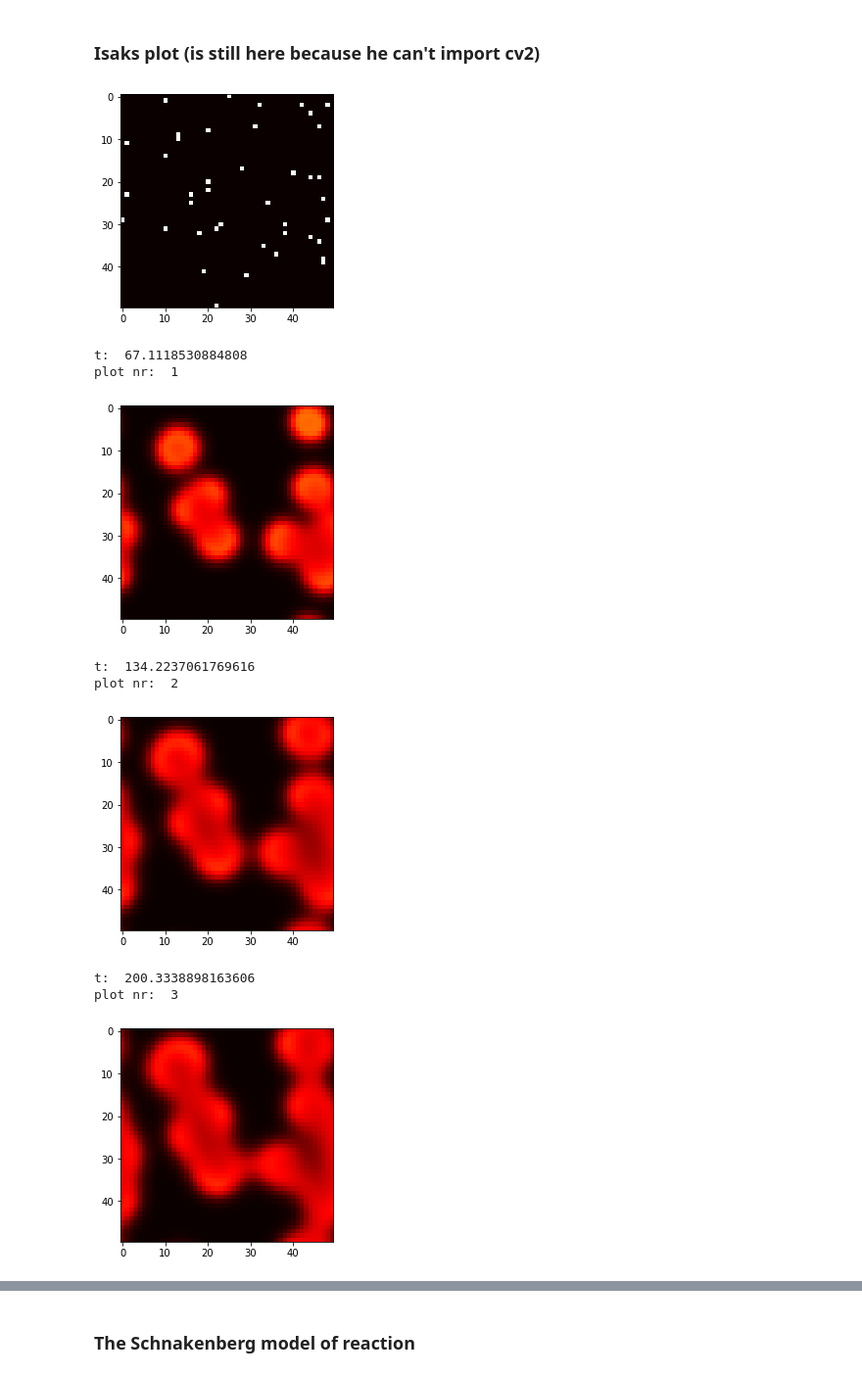
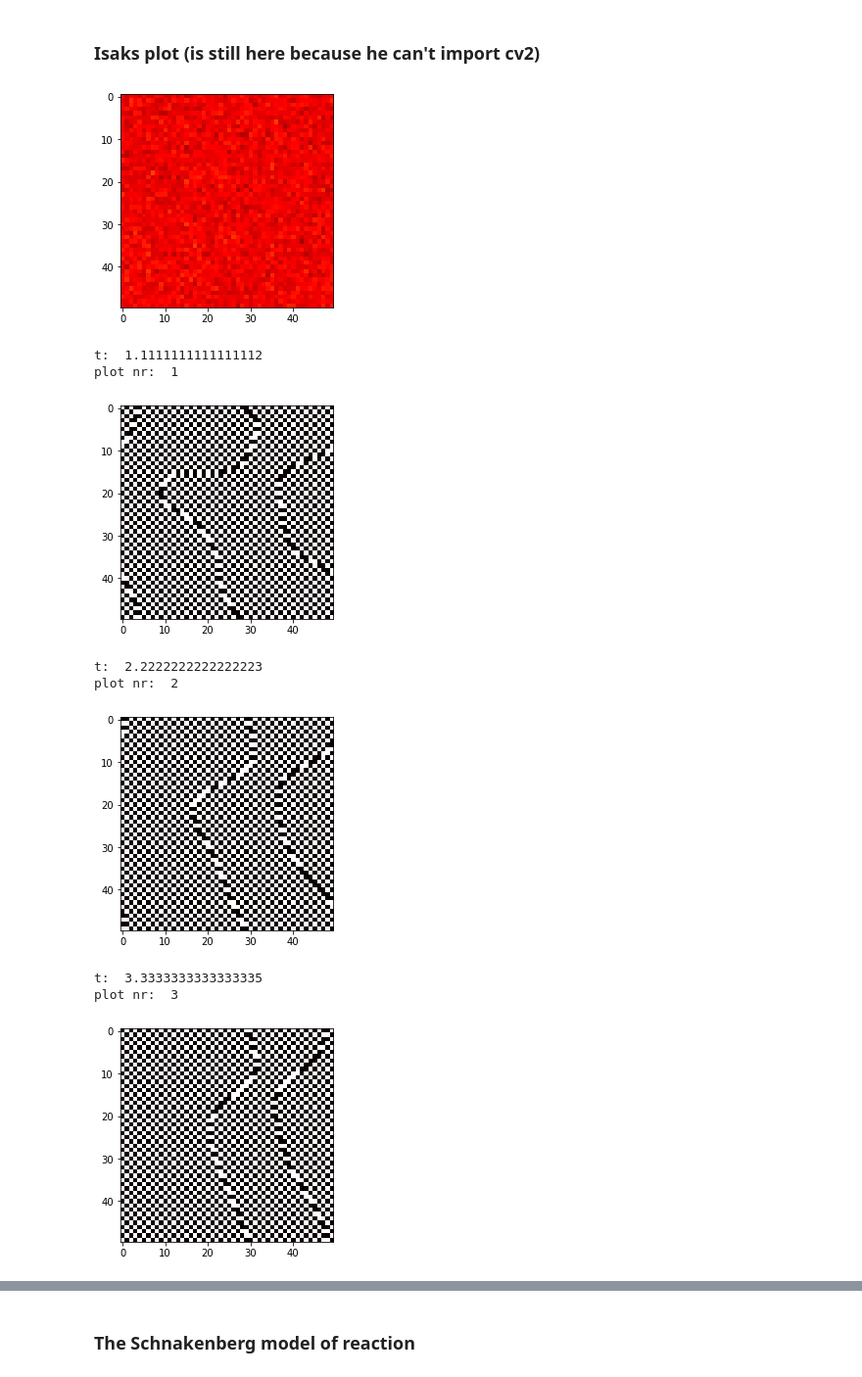
Before and after one commit to Gympaisak/Turing-Pattern, a Jupyter notebook: TuringPatternFinal.ipynb, the cells around one changed output, grey strips where cells are left out. Shown at 98% size. Drawn from its saved outputs; the diff is of its cells as text; code cells hidden in the pictures.

Commit message:
Added image-koden

```diff
--- a/TuringPatternFinal.ipynb
+++ b/TuringPatternFinal.ipynb
@@ -49,10 +49,10 @@ imp.reload(parameter_functions)
 
 
 #All parameters except "saveForAnimation" are depentent on what input you put in parameter_functions.ParameterClass()
-par = parameter_functions.ParameterClass("GrayScott1")
+par = parameter_functions.ParameterClass("TuringLinearAmanda")
 
 # If you want to animate the pattern or not
-saveForAnimation = True
+saveForAnimation = False
 
 
 
@@ -194,14 +216,14 @@ currentPlot = 0
 #For Schnakenberg
 #vm=5 # When mean_centre = 1 , standard_deviation = 0.1 then Umaxmax = 4.944
 #For angelfishPomacanthus
-#vm = 2.917
+vm = 2.917
 #For AlanTuring()
 #vm = 3
 #For GrayScott()
-vm = 1.0
+#vm = 1.0
 
 
-plt.imshow(V, cmap='hot', interpolation='nearest', vmin=0, vmax=vm)
+plt.imshow(U, cmap='hot', interpolation='nearest', vmin=0, vmax=vm)
 plt.show()
 currentPlot = 1
 
@@ -224,41 +246,41 @@ for t in time[1::]: #Moving forward in time each time this loops.
             UV[currentFrame,:,:] = U #Filling up UV with U for all the time steps
             VV[currentFrame,:,:] = V #Filling up VV with V for all the time steps
             timeToAnimate += sped_up/fps #Calculates the next time step to animate.
             currentFrame +=1
 
     # Checking if the we have a new concentration maximum of U and V
     if (U.max()>Umaxmax):
         Umaxmax = U.max()
         #print("nytt U.max(): ", U.max())
     if (V.max()>Vmaxmax):
         Vmaxmax = V.max()
 
     # Makes it so I dont plot/print for every time step but will instead plot/print something NOSP number of times total.
     if (t >= plotTime[currentPlot]):
         print("t: ",t)
         print("plot nr: ", currentPlot)
         #print("U.max(): ", U.max())
         #print("Maximala U för denna tid: ", U.max())
         #print("U")
         #print(U)
         #print("V")
         #print(V)
         #print("sum of V: ", np.sum(V))
-        plt.imshow(V, cmap='hot', interpolation='nearest', vmin=0, vmax=vm)
+        plt.imshow(U, cmap='hot', interpolation='nearest', vmin=0, vmax=vm)
         plt.show()
         #plt.imshow(U, cmap='hot', interpolation='nearest')
         currentPlot += 1
 
 print("This is what the maximum of U was: ", Umaxmax)
 print("This is what the maximum of V was: ", Vmaxmax)
 # %% [output]
-[figure, old version]
+[figure, new version]
-t:  67.1118530884808
+t:  1.1111111111111112
 plot nr:  1
-[figure, old version]
+[figure, new version]
-t:  134.2237061769616
+t:  2.2222222222222223
 plot nr:  2
-[figure, old version]
+[figure, new version]
-t:  200.3338898163606
+t:  3.3333333333333335
 plot nr:  3
-[figure, old version]
+[figure, new version]
```
Also changed, not shown: parts of 9 cells of this notebook, 2 other files.
